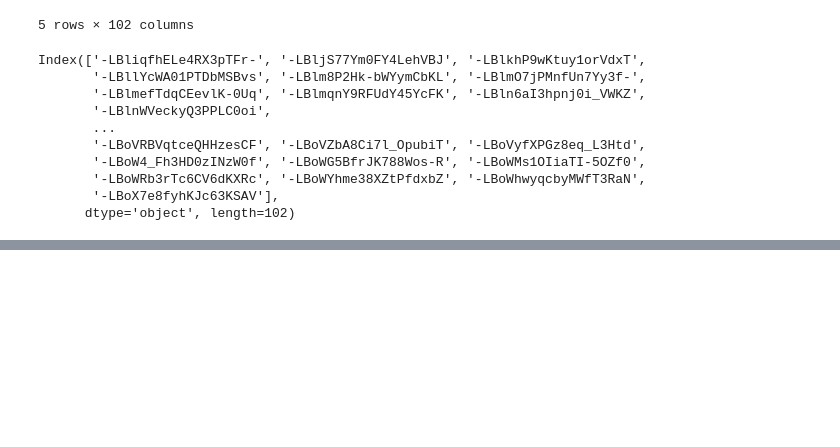
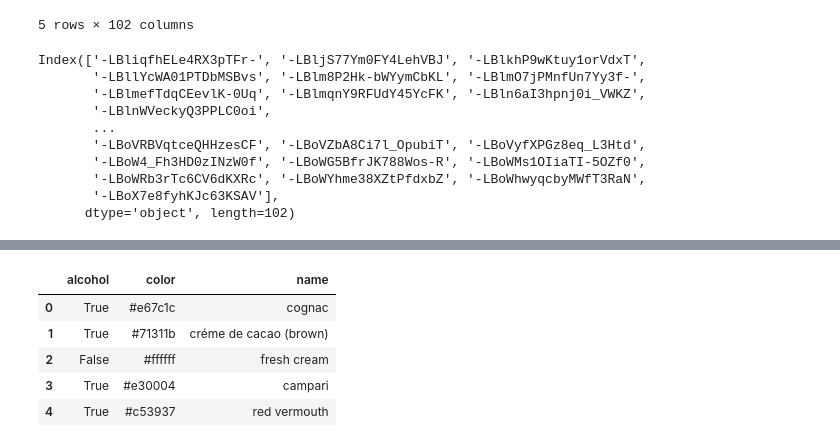
Before and after one commit to shortpoet/Final-Project, a Jupyter notebook: colors.ipynb, the cells around one changed output, grey strips where cells are left out. Drawn from its saved outputs; the diff is of its cells as text; code cells hidden in the pictures; blank space fills up the shorter version.

Commit message:
added ingredients csv

```diff
--- a/colors.ipynb
+++ b/colors.ipynb
@@ -96,0 +94,19 @@ Name: -LBoX7e8fyhKJc63KSAV, Length: 102, dtype: object
+# %%
+ingredients = []
+for key, items in data['ingredients'].items():
+    this_ingredient = {}
+    this_ingredient['alcohol'] = items['alcohol']
+    this_ingredient['color'] = items['colour']
+    this_ingredient['name'] = items['name']
+    ingredients.append(this_ingredient)
+# %%
+ing_df = pd.DataFrame(ingredients)
+ing_df.to_csv('ingredients.csv')
+ing_df.head()
+# %% [output]
+|  | alcohol | color | name |
+| 0 | True | #e67c1c | cognac |
+| 1 | True | #71311b | créme de cacao (brown) |
+| 2 | False | #ffffff | fresh cream |
+| 3 | True | #e30004 | campari |
+| 4 | True | #c53937 | red vermouth |
```
Also changed, not shown: parts of 4 cells of this notebook, 1 other file.
